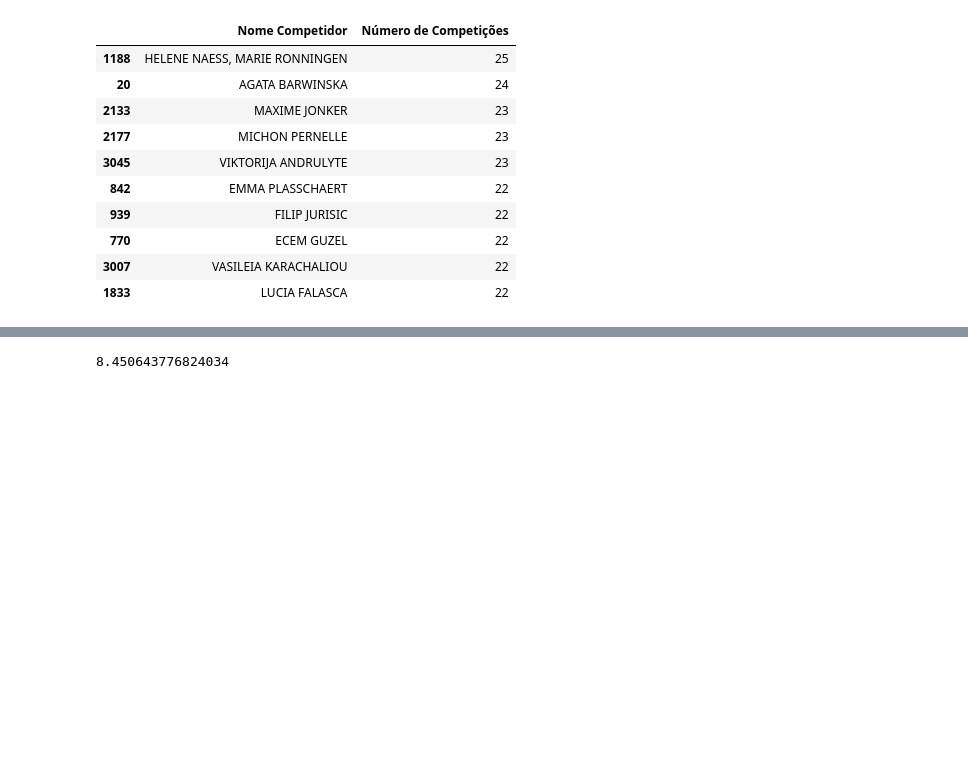
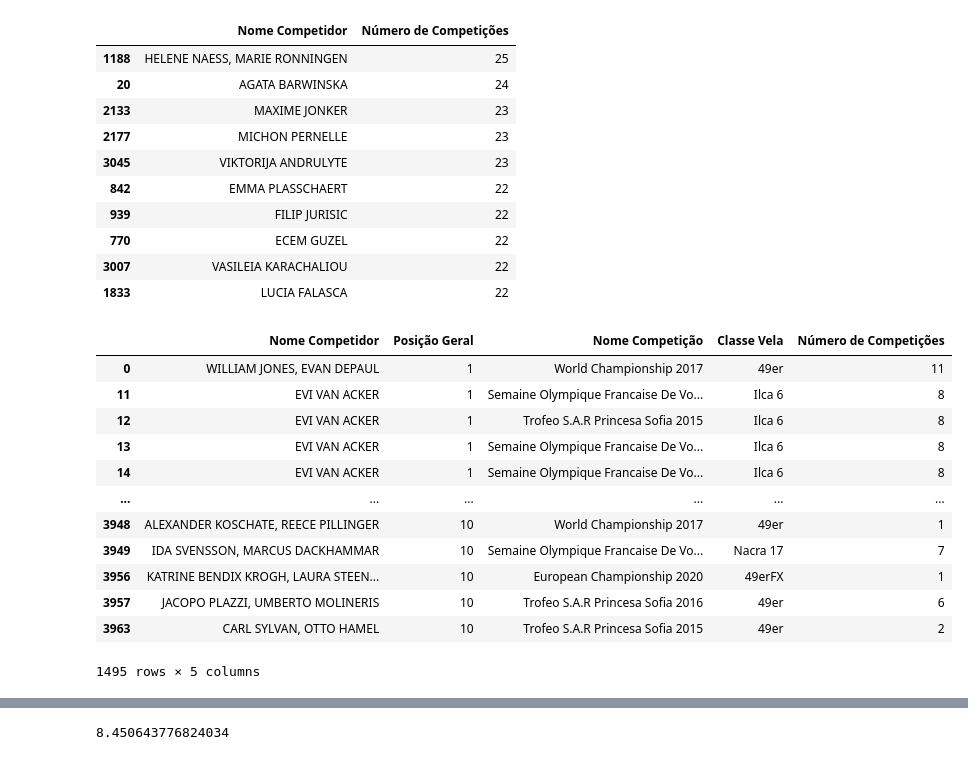
Before and after one commit to cristianolarrea/sailing-rankings, a Jupyter notebook: eda/eda.ipynb, the cells around one changed output, grey strips where cells are left out. Saved outputs shown, nothing was run; the diff lists cells and outputs as text; code cells hidden in the pictures; blank space fills up the shorter version.

```diff
--- a/eda/eda.ipynb
+++ b/eda/eda.ipynb
@@ -554,8 +554,6 @@ array(['Ilca 7', 'Ilca 6'], dtype=object)
 ---
 # %% [markdown]
 ### **Rotatividade das competições (2021-2023)**
-# %%
-df = pd.read_excel('../data/final_data.xlsx')
 # %%
 def graph_ja_competiu(df, campeonatos, figsize_, quando="ano_anterior", classe = None):
     dfFinal = pd.DataFrame()
@@ -742,3 +740,19 @@ competitor_pos_per_competition = df[["Nome Competidor", "Posição Geral", "Nome
 competitor_pos_per_competition = competitor_pos_per_competition.merge(ncompetitions_por_competidor, on='Nome Competidor')
 # %%
 top10 = competitor_pos_per_competition.query("`Posição Geral` >= 1 and `Posição Geral` <= 10")
+# %%
+top10
+# %% [output]
+|  | Nome Competidor | Posição Geral | Nome Competição | Classe Vela | Número de Competições |
+| 0 | WILLIAM JONES, EVAN DEPAUL | 1 | World Championship 2017 | 49er | 11 |
+| 11 | EVI VAN ACKER | 1 | Semaine Olympique Francaise De Vo... | Ilca 6 | 8 |
+| 12 | EVI VAN ACKER | 1 | Trofeo S.A.R Princesa Sofia 2015 | Ilca 6 | 8 |
+| 13 | EVI VAN ACKER | 1 | Semaine Olympique Francaise De Vo... | Ilca 6 | 8 |
+| 14 | EVI VAN ACKER | 1 | Semaine Olympique Francaise De Vo... | Ilca 6 | 8 |
+| ... | ... | ... | ... | ... | ... |
+| 3948 | ALEXANDER KOSCHATE, REECE PILLINGER | 10 | World Championship 2017 | 49er | 1 |
+| 3949 | IDA SVENSSON, MARCUS DACKHAMMAR | 10 | Semaine Olympique Francaise De Vo... | Nacra 17 | 7 |
+| 3956 | KATRINE BENDIX KROGH, LAURA STEEN... | 10 | European Championship 2020 | 49erFX | 1 |
+| 3957 | JACOPO PLAZZI, UMBERTO MOLINERIS | 10 | Trofeo S.A.R Princesa Sofia 2016 | 49er | 6 |
+| 3963 | CARL SYLVAN, OTTO HAMEL | 10 | Trofeo S.A.R Princesa Sofia 2015 | 49er | 2 |
+1495 rows × 5 columns
```
Also changed, not shown: parts of 1 cell of this notebook.
